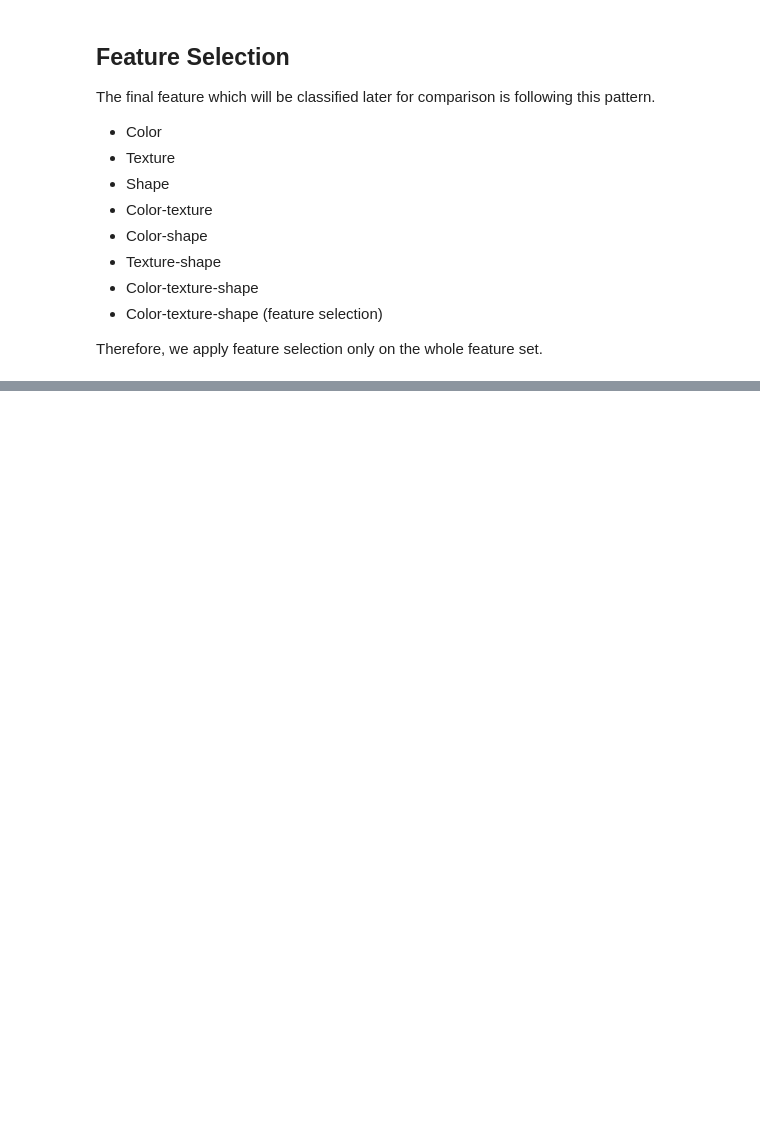
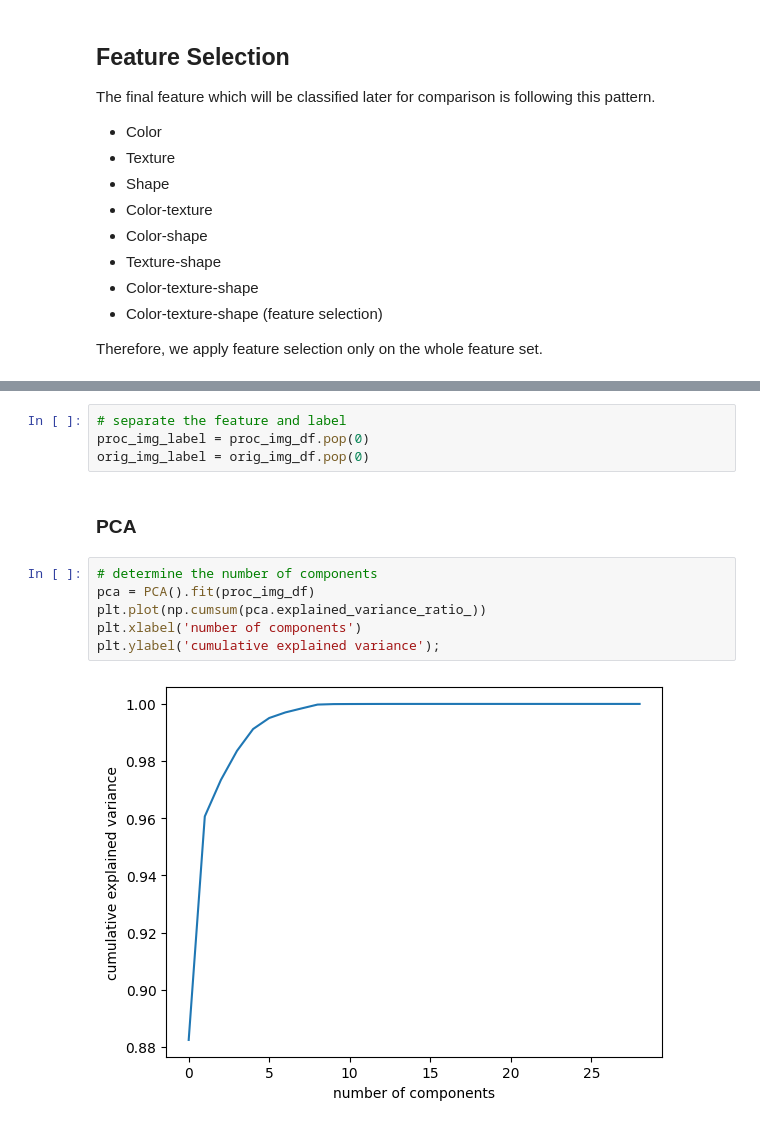
Before and after one commit to zeerafle/oil-palm-stem, a Jupyter notebook: disease_detection.ipynb, the cells around one changed output, grey strips where cells are left out. Saved outputs shown, nothing was run; the diff lists cells and outputs as text; blank space fills up the shorter version.

```diff
--- a/disease_detection.ipynb
+++ b/disease_detection.ipynb
@@ -245 +277,15 @@ orig_img_df.head(2)
 2 rows × 30 columns
+# %%
+# separate the feature and label
+proc_img_label = proc_img_df.pop(0)
+orig_img_label = orig_img_df.pop(0)
+# %% [markdown]
+### PCA
+# %%
+# determine the number of components
+pca = PCA().fit(proc_img_df)
+plt.plot(np.cumsum(pca.explained_variance_ratio_))
+plt.xlabel('number of components')
+plt.ylabel('cumulative explained variance');
+# %% [output]
+[figure, added]
```
Also changed, not shown: parts of 10 cells of this notebook, 4 other files.
